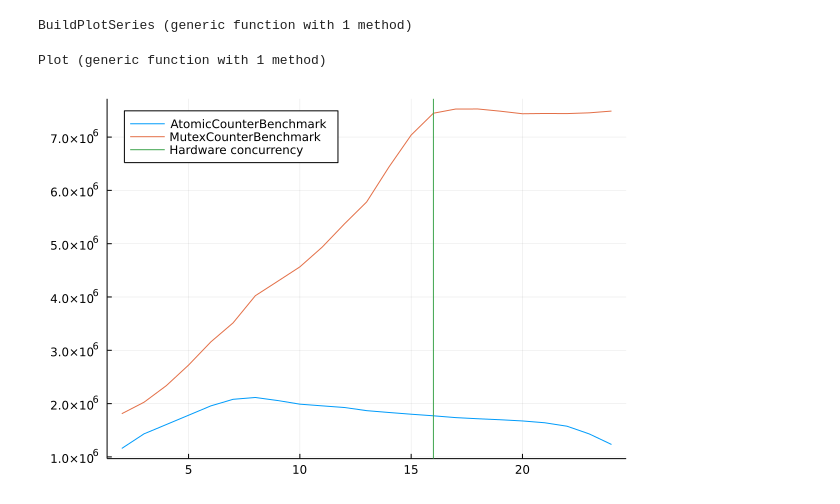
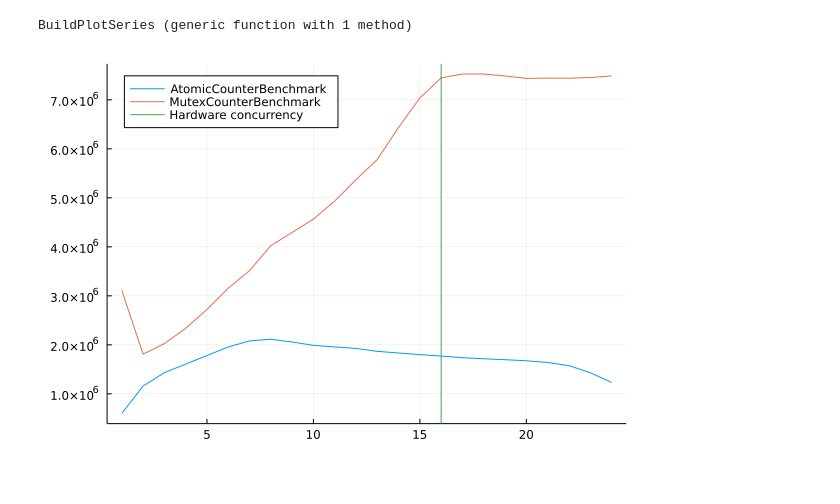
Before and after one commit to Imperger/MyJupyterSnippets, a Jupyter notebook: Google_benchmark_visualizer.ipynb, the cells around one changed output. Saved outputs shown, nothing was run; the diff lists cells and outputs as text; code cells hidden in the pictures.

Commit message:
Update Google_benchmark_visualizer.ipynb
Measurements with one sample renders as bar else as path

```diff
--- a/Google_benchmark_visualizer.ipynb
+++ b/Google_benchmark_visualizer.ipynb
@@ -64,7 +64,7 @@ struct Measure
 end
 # %%
 function ParseReportLine(line::String)::Measure
-    pattern::Regex = r"^(\w+)\/?(\d*)\s*(\d+)\s\w{2}\s+(\d+)\s\w{2}\s+(\d+)$"
+    pattern::Regex = r"^(\w+)\/?(\d*)\s*(\d+)\s\w{2}\s+(\d+\.?\d+)\s\w{2}\s+(\d+)$"
     m = match(pattern, line)
 
     if m == nothing
@@ -78,8 +78,8 @@ function ParseReportLine(line::String)::Measure
     return Measure(
         m.captures[1],
         parse(Int64, m.captures[2]),
-        parse(Int64, m.captures[3]),
-        parse(Int64, m.captures[4]),
+        round(Int64, parse(Float64, m.captures[3])),
+        round(Int64, parse(Float64, m.captures[4])),
         parse(Int64, m.captures[5]))
 end
 # %% [output]
@@ -99,12 +99,17 @@ function BuildPlotSeries()::Vector{PlotData}
     end
 
     series::Dict{String, PlotData} = Dict()
-
+    bar_pos::Int64 = 0
     for n = payloadIdx:length(report)
         measure = ParseReportLine(report[n])
         s = get(series, measure.name, nothing)
         if s == nothing
-            series[measure.name] = PlotData(measure.name, Vector(), Vector())
+            if measure.range == 0
+                series[measure.name] = PlotData(measure.name, Vector([bar_pos]), Vector([measure.time]))
+                bar_pos += 1
+            else
+                series[measure.name] = PlotData(measure.name, Vector([measure.range]), Vector([measure.time]))
+            end
         else
             push!(s.x, measure.range)
             push!(s.y, measure.time)
@@ -117,23 +122,21 @@ BuildPlotSeries (generic function with 1 method)
 # %%
 function Plot(concurency::Bool)
     series = BuildPlotSeries()
-
     p = plot(
         map(s -> s.x, series),
         map(s -> s.y, series),
         label=reshape(map(s -> s.title, series), (1, length(series))),
+        seriestype = reshape(map(s -> length(s.x) == 1 ? :bar : :path, series), (1, length(series))),
         legend=:topleft,
         fmt = :png)
 
     if concurency
         return vline!([ParseHardwareInfo().concurency], label="Hardware concurrency")
     else
         return p
     end
 end
+
+Plot(true)
 # %% [output]
-Plot (generic function with 1 method)
+[figure, added]
-# %%
-Plot(true)
-# %% [output]
-[figure, removed]
```
